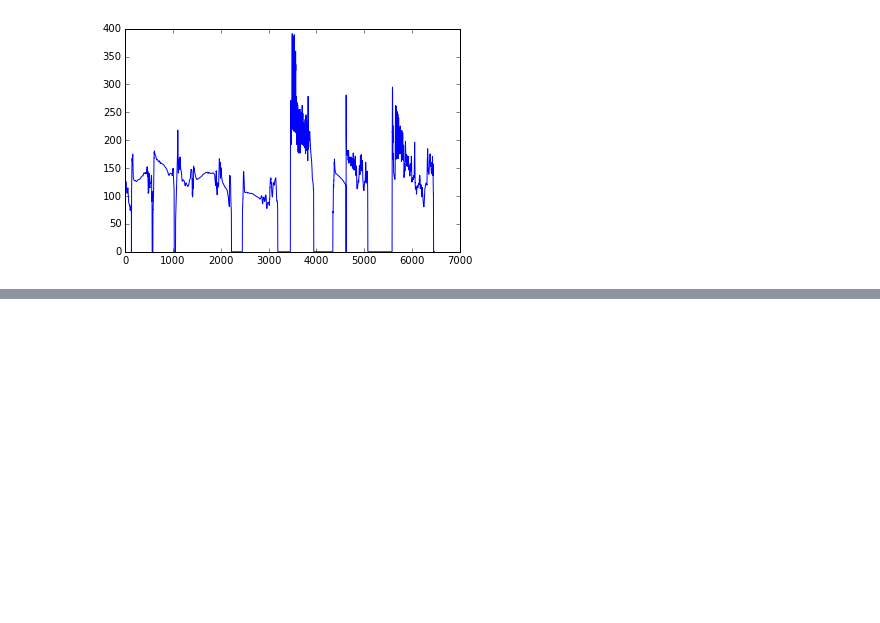
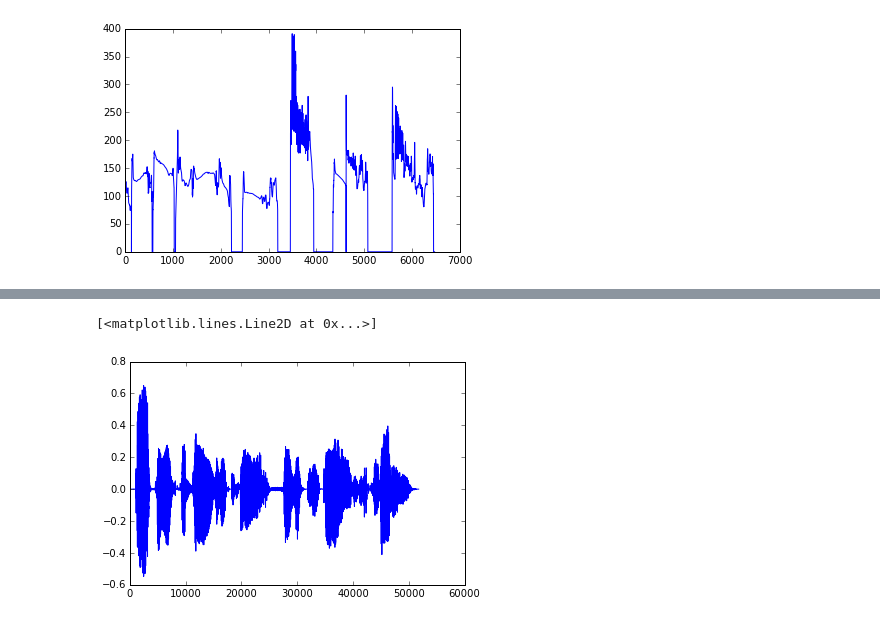
Before and after one commit to shunsukeaihara/pysas, a Jupyter notebook: sample.ipynb, the cells around one changed output, grey strips where cells are left out. Saved outputs shown, nothing was run; the diff lists cells and outputs as text; code cells hidden in the pictures; blank space fills up the shorter version.

```diff
--- a/sample.ipynb
+++ b/sample.ipynb
@@ -41,0 +40,5 @@ plt.plot(spec2[:world.envelopesize()])
+# %%
+plt.plot(signal)
+# %% [output]
+[<matplotlib.lines.Line2D at 0x...>]
+[figure, added]
```
Also changed, not shown: parts of 14 cells of this notebook, 3 other files.
